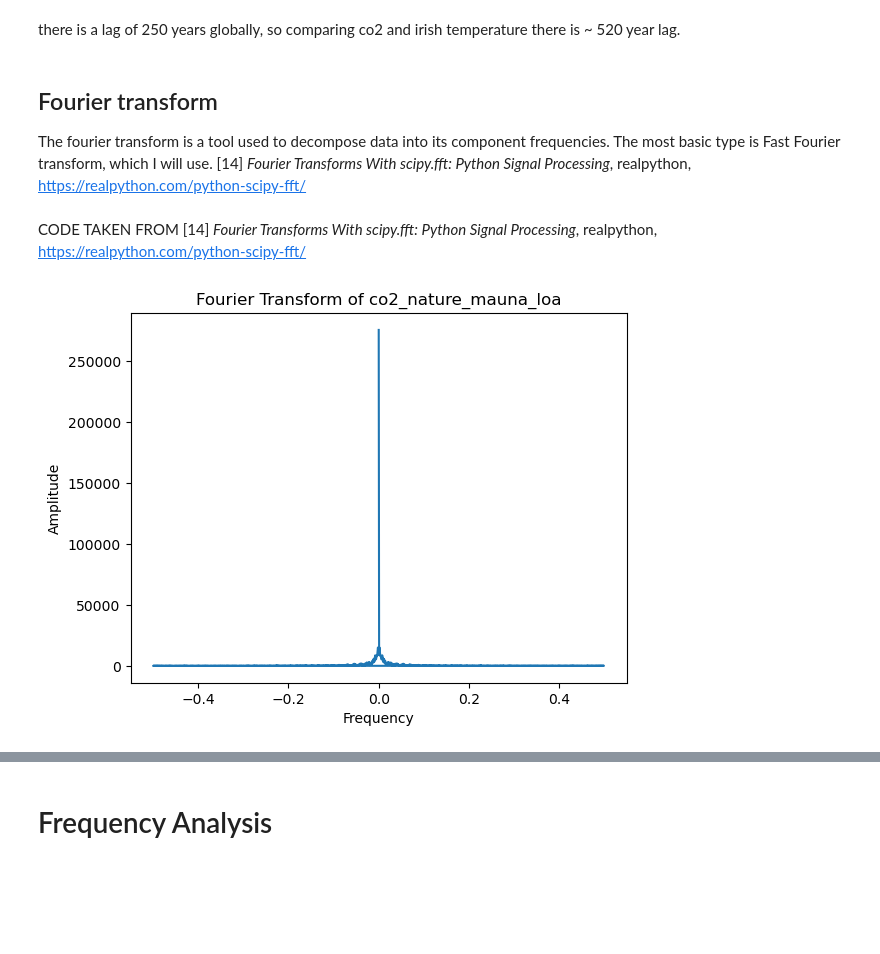
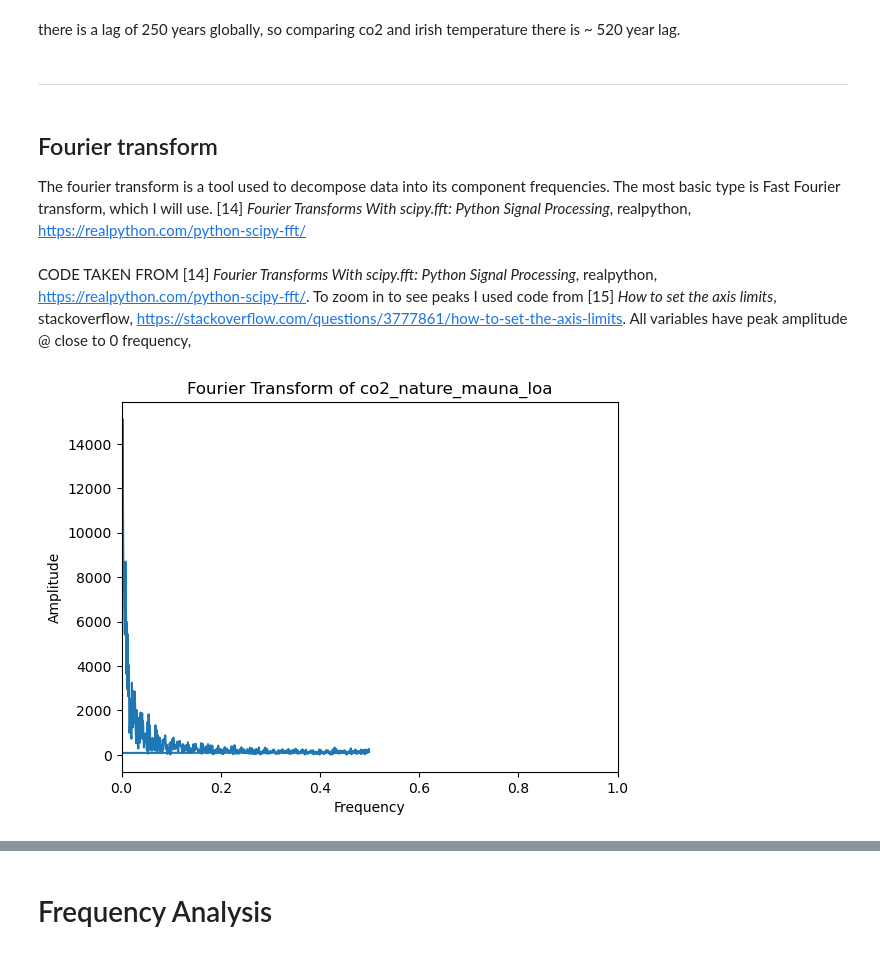
Before and after one commit to dectan/Programming-for-Data-Analysis-Project-2, a Jupyter notebook: Project 2.ipynb, the cells around one changed output, grey strips where cells are left out. Saved outputs shown, nothing was run; the diff lists cells and outputs as text; code cells hidden in the pictures; blank space fills up the shorter version.

Commit message:
refeernces updated, code updated for fourier, markdown commentary added.

```diff
--- a/Project 2.ipynb
+++ b/Project 2.ipynb
@@ -770,26 +786,28 @@ plt.show()
 [figure]
 # %% [markdown]
 there is a lag of 250 years globally, so comparing co2 and irish temperature there is ~ 520 year lag.
+# %% [markdown]
+***
 # %% [markdown]
 ## Fourier transform
 The fourier transform is a tool used to decompose data into its component frequencies. The most basic type is Fast Fourier transform, which I will use. [14] *Fourier Transforms With scipy.fft: Python Signal Processing*, realpython, https://realpython.com/python-scipy-fft/
 # %% [markdown]
-CODE TAKEN FROM  [14] *Fourier Transforms With scipy.fft: Python Signal Processing*, realpython, https://realpython.com/python-scipy-fft/
+CODE TAKEN FROM  [14] *Fourier Transforms With scipy.fft: Python Signal Processing*, realpython, https://realpython.com/python-scipy-fft/. To zoom in to see peaks I used code from [15] *How to set the axis limits*, stackoverflow, https://stackoverflow.com/questions/3777861/how-to-set-the-axis-limits. All variables have peak amplitude @ close to 0 frequency,
 # %%
 y = co2_nature_mauna_loa['CO2 (ppmv)'].to_numpy()
-
+y = y - np.mean(y)
 y = np.ascontiguousarray(y)
-
 yf = np.fft.fft(y) # Frequency spectrum
 xf = fftfreq(y.size)
 # %%
 plt.plot(xf, np.abs(yf)) # Plot the magnitude of the spectrum
 plt.xlabel('Frequency')
 plt.ylabel('Amplitude')
 plt.title('Fourier Transform of co2_nature_mauna_loa')
+plt.xlim(0, 1) # zoom in to see the peaks
 plt.show()
 # %% [output]
-[figure, old version]
+[figure, new version]
 # %%
 # Extract the temperature column as a numpy array
 y = temp_noaa["Temperature"].to_numpy()
```
Also changed, not shown: parts of 24 cells of this notebook.
